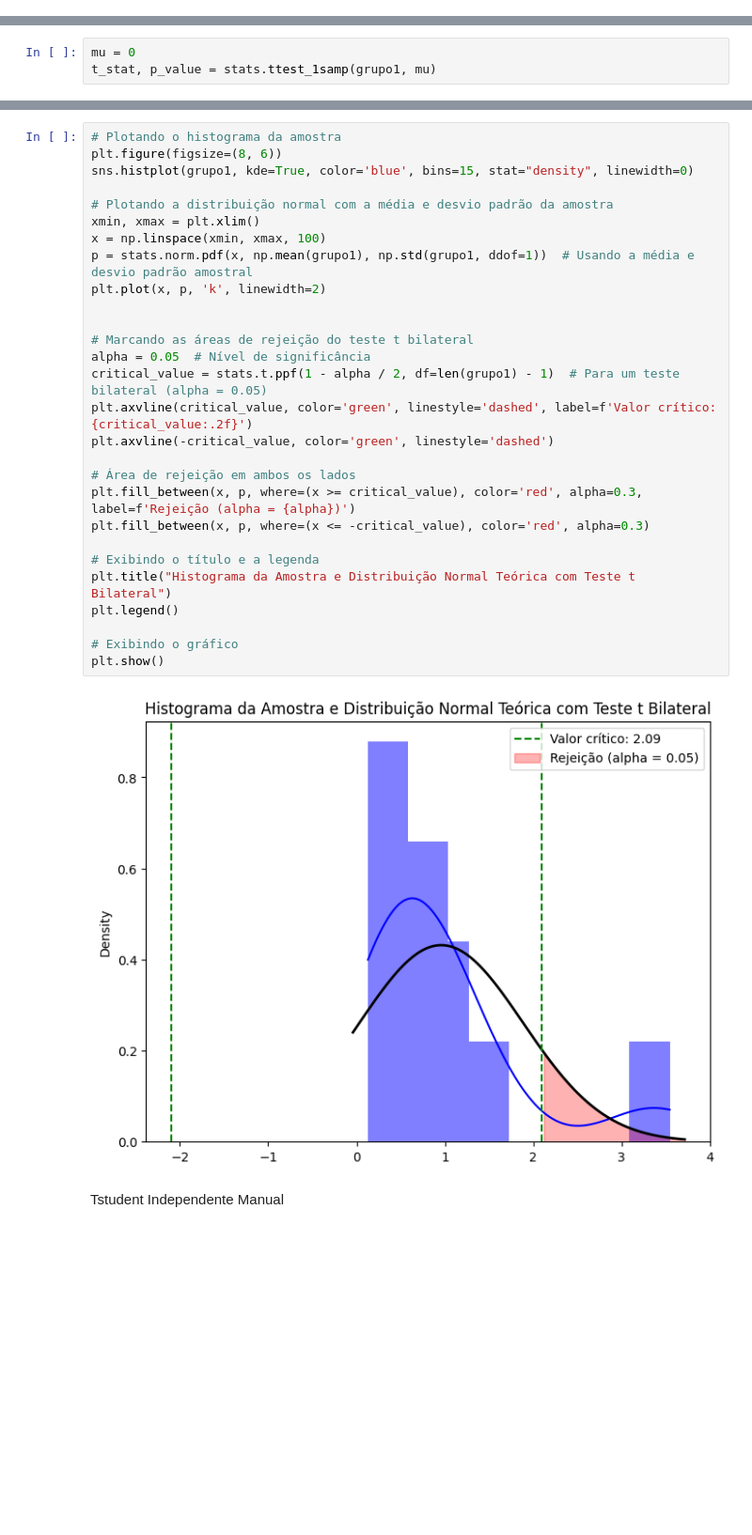
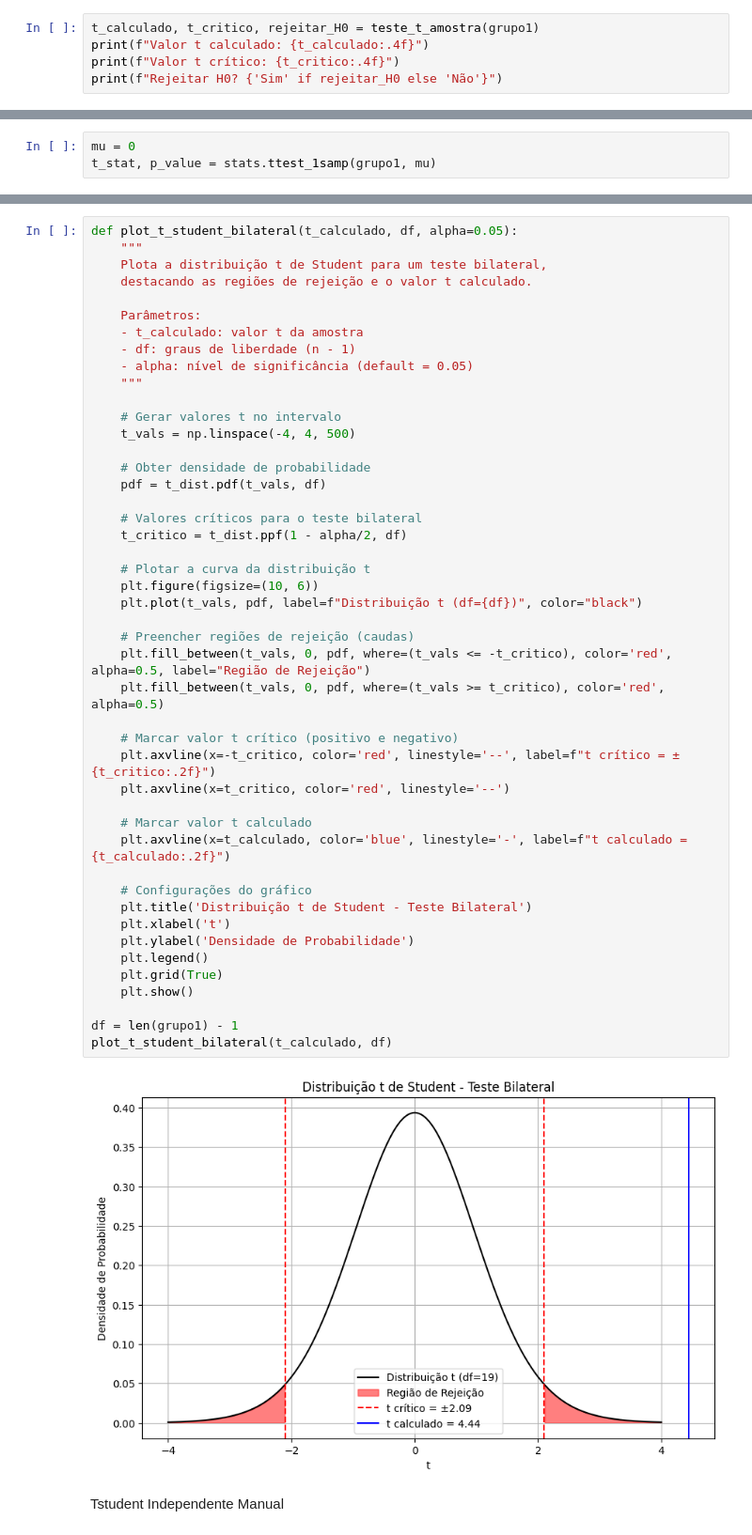
Before and after one commit to carlimmsantos/INFERENCIA_ESTATISTICA, a Jupyter notebook: Amostra-Dataset/amostra_aleatoria.ipynb, the cells around one changed output, grey strips where cells are left out. Shown: that part at 94% size. Cells and saved outputs as stored; diff of their text form; blank space fills up the shorter version.

Commit message:
Fix["Amostra Aleatória"] - Adicionando comentários e Gráfico

```diff
--- a/Amostra-Dataset/amostra_aleatoria.ipynb
+++ b/Amostra-Dataset/amostra_aleatoria.ipynb
@@ -352,0 +309,5 @@ Valor t calculado: 4.6445
+# %%
+t_calculado, t_critico, rejeitar_H0 = teste_t_amostra(grupo1)
+print(f"Valor t calculado: {t_calculado:.4f}")
+print(f"Valor t crítico: {t_critico:.4f}")
+print(f"Rejeitar H0? {'Sim' if rejeitar_H0 else 'Não'}")
@@ -373,34 +336,52 @@ Média da amostra: 0.9599
 Rejeitar H0: A média da amostra é significativamente diferente de 0
 # %%
-# Plotando o histograma da amostra
-plt.figure(figsize=(8, 6))
-sns.histplot(grupo1, kde=True, color='blue', bins=15, stat="density", linewidth=0)
+def plot_t_student_bilateral(t_calculado, df, alpha=0.05):
+    """
+    Plota a distribuição t de Student para um teste bilateral,
+    destacando as regiões de rejeição e o valor t calculado.
 
-# Plotando a distribuição normal com a média e desvio padrão da amostra
-xmin, xmax = plt.xlim()
-x = np.linspace(xmin, xmax, 100)
-p = stats.norm.pdf(x, np.mean(grupo1), np.std(grupo1, ddof=1))  # Usando a média e desvio padrão amostral
-plt.plot(x, p, 'k', linewidth=2)
+    Parâmetros:
+    - t_calculado: valor t da amostra
+    - df: graus de liberdade (n - 1)
+    - alpha: nível de significância (default = 0.05)
+    """
 
+    # Gerar valores t no intervalo
+    t_vals = np.linspace(-4, 4, 500)
 
-# Marcando as áreas de rejeição do teste t bilateral
-alpha = 0.05  # Nível de significância
-critical_value = stats.t.ppf(1 - alpha / 2, df=len(grupo1) - 1)  # Para um teste bilateral (alpha = 0.05)
-plt.axvline(critical_value, color='green', linestyle='dashed', label=f'Valor crítico: {critical_value:.2f}')
-plt.axvline(-critical_value, color='green', linestyle='dashed')
+    # Obter densidade de probabilidade
+    pdf = t_dist.pdf(t_vals, df)
 
-# Área de rejeição em ambos os lados
-plt.fill_between(x, p, where=(x >= critical_value), color='red', alpha=0.3, label=f'Rejeição (alpha = {alpha})')
-plt.fill_between(x, p, where=(x <= -critical_value), color='red', alpha=0.3)
+    # Valores críticos para o teste bilateral
+    t_critico = t_dist.ppf(1 - alpha/2, df)
 
-# Exibindo o título e a legenda
-plt.title("Histograma da Amostra e Distribuição Normal Teórica com Teste t Bilateral")
-plt.legend()
+    # Plotar a curva da distribuição t
+    plt.figure(figsize=(10, 6))
+    plt.plot(t_vals, pdf, label=f"Distribuição t (df={df})", color="black")
 
-# Exibindo o gráfico
-plt.show()
+    # Preencher regiões de rejeição (caudas)
+    plt.fill_between(t_vals, 0, pdf, where=(t_vals <= -t_critico), color='red', alpha=0.5, label="Região de Rejeição")
+    plt.fill_between(t_vals, 0, pdf, where=(t_vals >= t_critico), color='red', alpha=0.5)
+
+    # Marcar valor t crítico (positivo e negativo)
+    plt.axvline(x=-t_critico, color='red', linestyle='--', label=f"t crítico = ±{t_critico:.2f}")
+    plt.axvline(x=t_critico, color='red', linestyle='--')
+
+    # Marcar valor t calculado
+    plt.axvline(x=t_calculado, color='blue', linestyle='-', label=f"t calculado = {t_calculado:.2f}")
+
+    # Configurações do gráfico
+    plt.title('Distribuição t de Student - Teste Bilateral')
+    plt.xlabel('t')
+    plt.ylabel('Densidade de Probabilidade')
+    plt.legend()
+    plt.grid(True)
+    plt.show()
+
+df = len(grupo1) - 1
+plot_t_student_bilateral(t_calculado, df)
 # %% [output]
-[figure, old version]
+[figure, new version]
 # %% [markdown]
 Tstudent Independente Manual
 # %%
```
Also changed, not shown: parts of 33 cells of this notebook.
